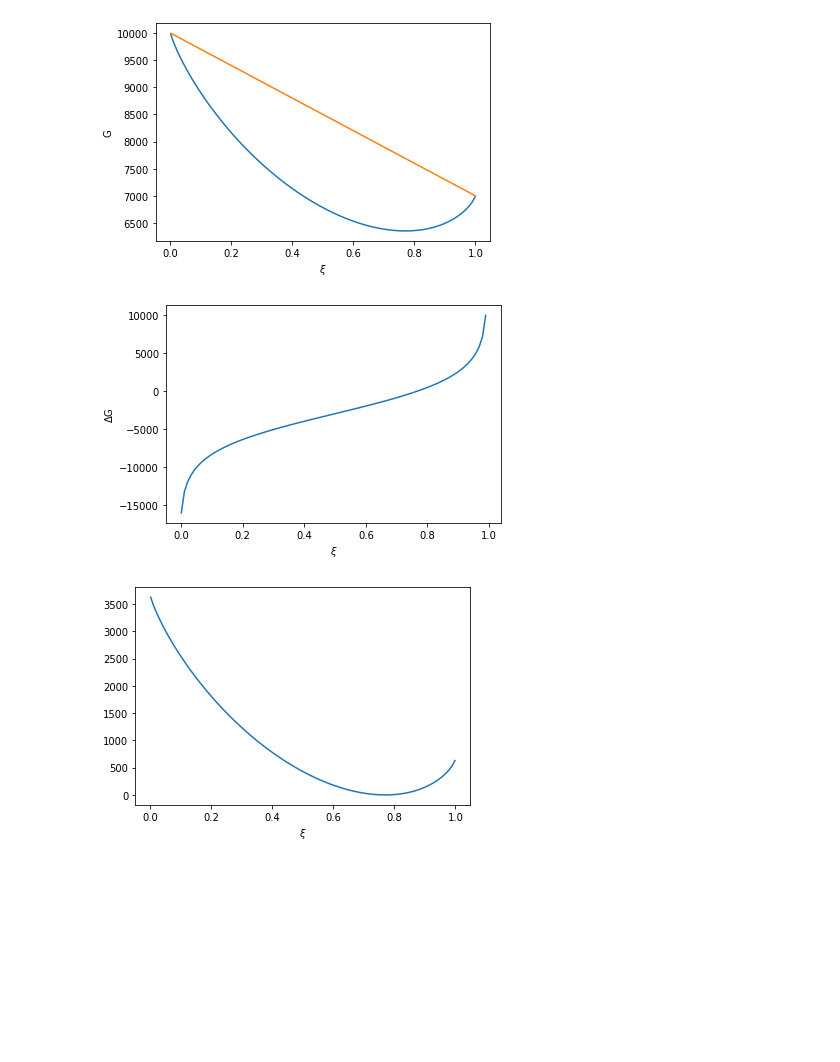
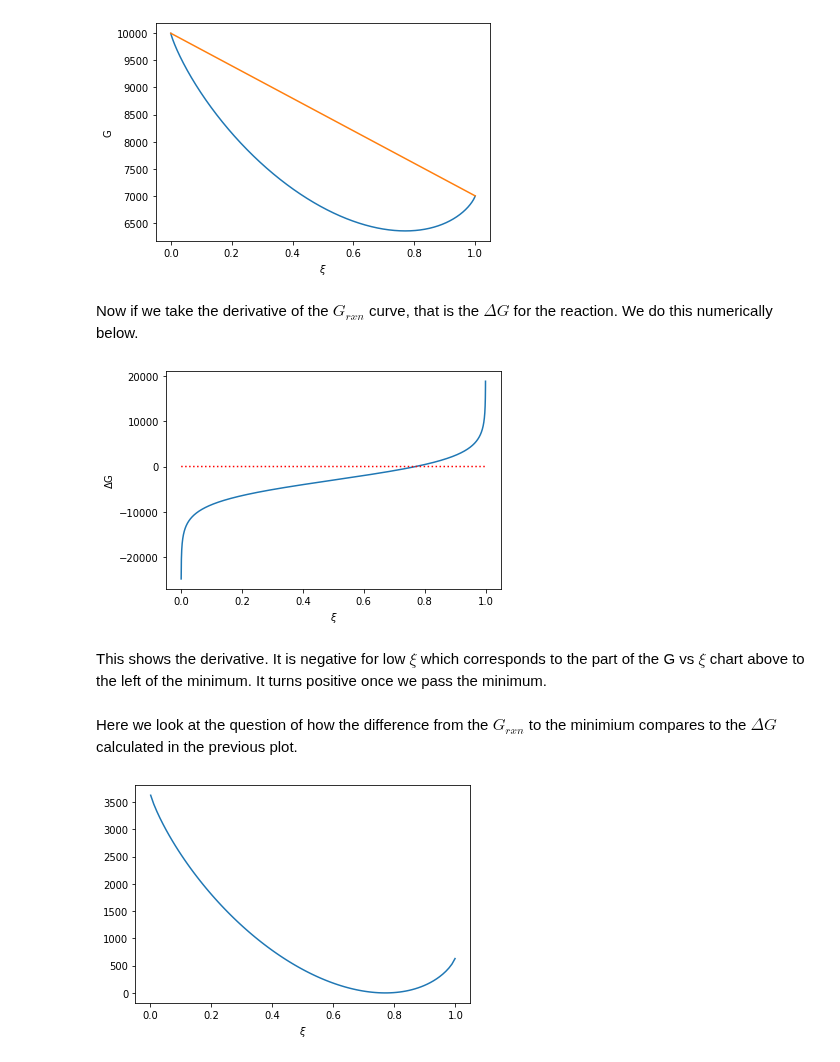
Before and after one commit to davis689/binder, a Jupyter notebook: Richard.ipynb, the cells around one changed output. Drawn from its saved outputs; the diff is of its cells as text; code cells hidden in the pictures; blank space fills up the shorter version.

```diff
--- a/Richard.ipynb
+++ b/Richard.ipynb
@@ -8,16 +8,24 @@ import matplotlib.pyplot as plt # load the plotting library
 from scipy.constants import R # import the gas constant
 # %%
 Gr=10000 # set the G of the reactants
-Gp=7000 #set the G of the products
+Gp=7000 # set the G of the products
 
 T=298 # set the temperature
-DG0=Gp-Gr # calculate the difference between products and reactants
+
+R0=1 # initial amount of reatants
 P0=0 # initial amount of products
-R0=1 # initial amount of reatants
+
+n_r=1 # stoichiometric coefficient of reactant
+n_p=1 # stoichiometric coefficient of product
+
+DG0=n_p*Gp-n_r*Gr # calculate the DeltaGzero between products and reactants
 # %%
-xi=[i for i in np.linspace(0.001,.999,100)] # set up a list of xi values between 0 and 1 not including 0 and 1 to avoid division by zero
-Gpure=[(1-xi)*Gr+xi*Gp for xi in xi] # calculate G not including mixing
-Gmix=[R*T*((R0-xi)/(R0+P0)*np.log((R0-xi)/(R0+P0))+(P0+xi)/(R0+P0)*np.log((P0+xi)/(R0+P0))) for xi in xi] # G of mixing
+xi=[i for i in np.linspace(-P0/n_p+0.0001,R0/n_r-.0001,10000)] # set up a list of xi values between 0 and 1 not including 0 and 1 to avoid division by zero
+                                                                     # actually this works for other xi values too depending on initial amounts and stoichiometry
+Gpure=[n_r*(R0-n_r*xi)*Gr+n_p*(P0+n_p*xi)*Gp for xi in xi] # calculate G not including mixing
+x_R=[(R0-n_r*xi)/(R0+P0+n_p*xi-n_r*xi) for xi in xi] #mole fraction R
+x_P=[(P0+n_p*xi)/(R0+P0+n_p*xi-n_r*xi) for xi in xi] #mole fraction P
+Gmix=[R*T*(x_R[i]*np.log(x_R[i])+x_P[i]*np.log(x_P[i])) for i in range(len(xi))] # G of mixing
 Grxn=[pure + mix for pure, mix in zip(Gpure, Gmix)] # add Gpure and Gmix together to get Grxn
 # %%
 plt.plot(xi,Grxn)
@@ -27,15 +35,22 @@ plt.ylabel(r"G")
 plt.show() # plot Gpure and Grxn
 # %% [output]
 [figure]
+# %% [markdown]
+Now if we take the derivative of the $G_{rxn}$ curve, that is the $\Delta G$ for the reaction. We do this numerically below.
 # %%
 dxi = xi[1]-xi[0]
 dGapprox=np.diff(Grxn)/dxi #take derivative to get slope=DG
-plt.plot(xi[:-1],dGapprox)
+plt.plot(xi[:-1],dGapprox) #the difference is one shorter so match up with xi but leave off the last one.
+plt.plot(xi,np.zeros(len(xi)),color='red',linestyle=':')
 plt.xlabel(r"$\xi$")
 plt.ylabel(r"$\Delta$G")
 plt.show()
 # %% [output]
-[figure, old version]
+[figure, new version]
+# %% [markdown]
+This shows the derivative. It is negative for low $\xi$ which corresponds to the part of the G vs $\xi$ chart above to the left of the minimum. It turns positive once we pass the minimum.
+# %% [markdown]
+Here we look at the question of how the difference from the $G_{rxn}$ to the minimium compares to the $\Delta G$ calculated in the previous plot.
 # %%
 Gproposed=Grxn-min(Grxn) # if DG were the difference between each point and the minimum...
 plt.plot(xi,Gproposed)
```
